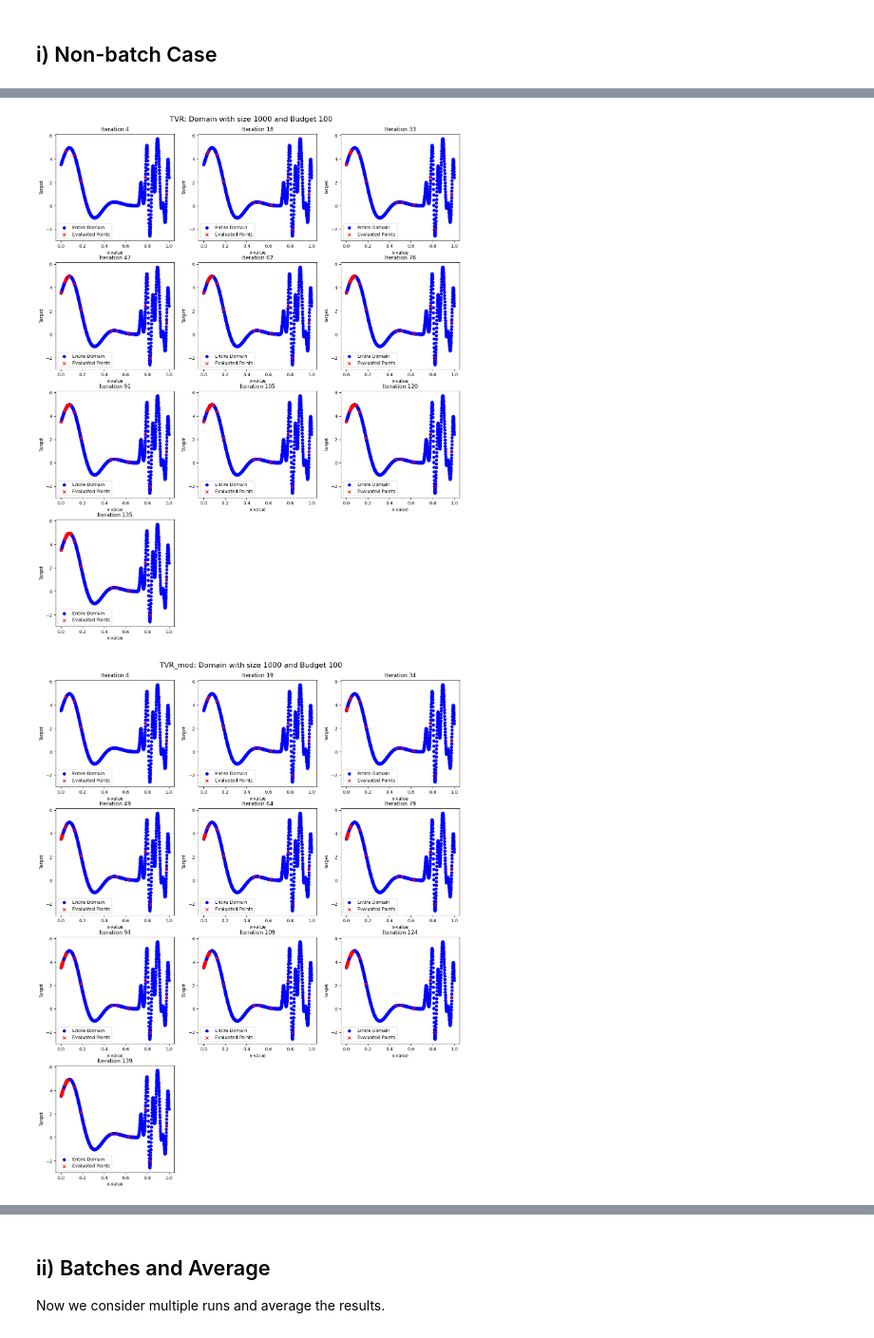
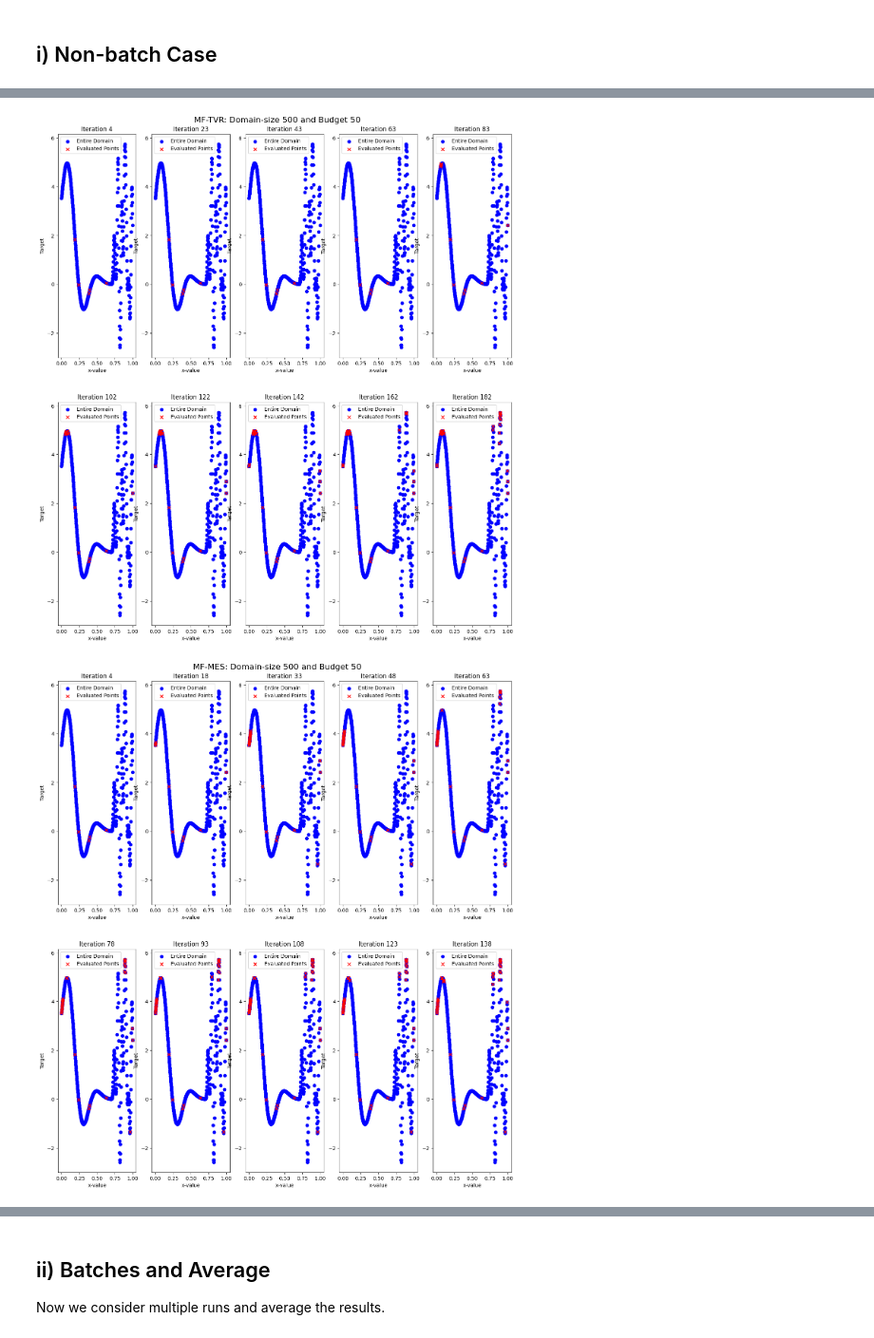
Before and after one commit to kernelCruncher/MFBO, a Jupyter notebook: notebooks/MESSyntheticFunction.ipynb, the cells around one changed output, grey strips where cells are left out. Shown at 95% size. Drawn from its saved outputs; the diff is of its cells as text; code cells hidden in the pictures.

```diff
--- a/notebooks/MESSyntheticFunction.ipynb
+++ b/notebooks/MESSyntheticFunction.ipynb
@@ -340 +423,4 @@ def run_entire_cycle_random(no_of_iterations, domain, x_train=None):
+# %%
+fileName = file
+train_x_full, train_obj, domain, index_store, fidelity_history = setUpInitialData(fileName, N_INIT, predefined_indices=index_store)
 # %%
@@ -428,10 +540,11 @@ plt.legend()
 # %%
 modelDict = {
-    "TVR": (train_x_full_tvr, train_obj_tvr, cumulative_cost_tvr),
-    "TVR_mod": (train_x_full_tvr_mod, train_obj_tvr_mod, cumulative_cost_tvr_mod),
-    # "MF-MES": (train_x_full_mes, train_obj_mes, cumulative_cost_mes),
+    # "MF-TVR": (train_x_full_tvr, train_obj_tvr, cumulative_cost_tvr),
+    "MF-TVR": (train_x_full_tvr, train_obj_tvr, cumulative_cost_tvr),
+    # "MF-TVR_mod_sf": (train_x_full_tvr_mod_sf, train_obj_tvr_mod_sf, cumulative_cost_tvr_mod_sf),
+    "MF-MES": (train_x_full_mes, train_obj_mes, cumulative_cost_mes),
     # "SF-MES": (train_x_full_sfmes, train_obj_sfmes, cumulative_cost_sfmes),
-    # "SF-EI" : (train_x_full_ei, train_obj_ei, cumulative_cost_ei),
+    "SF-EI" : (train_x_full_ei, train_obj_ei, cumulative_cost_ei),
     # "Random": (train_x_full_rand, train_obj_rand, cumulative_cost_rand),
              }
 dict_filename = save_dictionary(modelDict, batch=False)
@@ -463,9 +575,2 @@ def plot_fidelities(samples, targets, title, total_domain, colours=['blue','red'
     plt.ylim([min(targets)-1, max(targets)+1])
     plt.title(title)
-# %%
-for key in modelDict:
-    plot_fidelities(modelDict[key][0], modelDict[key][1], f'{key} for RKHS Function: {N_INIT} Intitial and {len(modelDict[key][0])} Iterations from space of {int(len(domain)/2)}', domain)
-    plt.show()
-# plot_fidelities(train_x_full_tvr, train_obj_tvr, f'TVR for RKHS Function: {N_INIT} Intitial and {len(train_x_full_tvr)} Iterations from space of {int(len(domain)/2)}', domain)
-# plot_fidelities(train_x_full_ei, train_obj_ei, f'SF-EI for RKHS Function: {N_INIT} Intitial and {len(train_x_full_ei)} Iterations from space of {int(len(domain)/2)}', domain)
-# plot_fidelities(train_x_full_sfmes, train_obj_sfmes, f'SFBO MES for RKHS Function: {N_INIT} Intitial and {len(train_x_full_sfmes)} Iterations from space of {int(len(domain)/2)}', domain)
@@ -532,23 +632,23 @@ def plot_target_per_iteration(domain, train_x_full, train_obj, iteration_no):
 
 def plot_target_per_iteration_range(domain, train_x_full, train_obj, iteration_range, title, figsize):
     figure = plt.figure(figsize=figsize)
-    no_of_rows = math.ceil(len(iteration_range) / 3)
+    no_of_rows = math.ceil(len(iteration_range) / 5)
     for id, image_no in enumerate(range(len(iteration_range))):
-        plt.subplot(no_of_rows, 3, id + 1)
+        plt.subplot(no_of_rows, 5, id + 1)
         plot_target_per_iteration(domain, train_x_full, train_obj, iteration_range[image_no])
     plt.suptitle(title,  size=16)
     plt.subplots_adjust(top=0.95)
 # %%
 for key in modelDict:
     plot_target_per_iteration_range(
         domain,
         modelDict[key][0],
         modelDict[key][1],
         # [5, 10, 20,  30,  40, 50, 60, 70, len(modelDict[key][0])],
         np.linspace(4, len(modelDict[key][0]), 10, dtype=int),
-        f'{key}: Domain with size {int(len(domain)/2)} and Budget {ALLOCATED_BUDGET}',
-        figsize=(16, 18)
+        f'{key}: Domain-size {int(len(domain)/2)} and Budget {ALLOCATED_BUDGET}',
+        figsize=(16, 16)
         )
 # %% [output]
-[figure, old version]
+[figure, new version]
-[figure, old version]
+[figure, new version]
```
Also changed, not shown: parts of 53 cells of this notebook.
